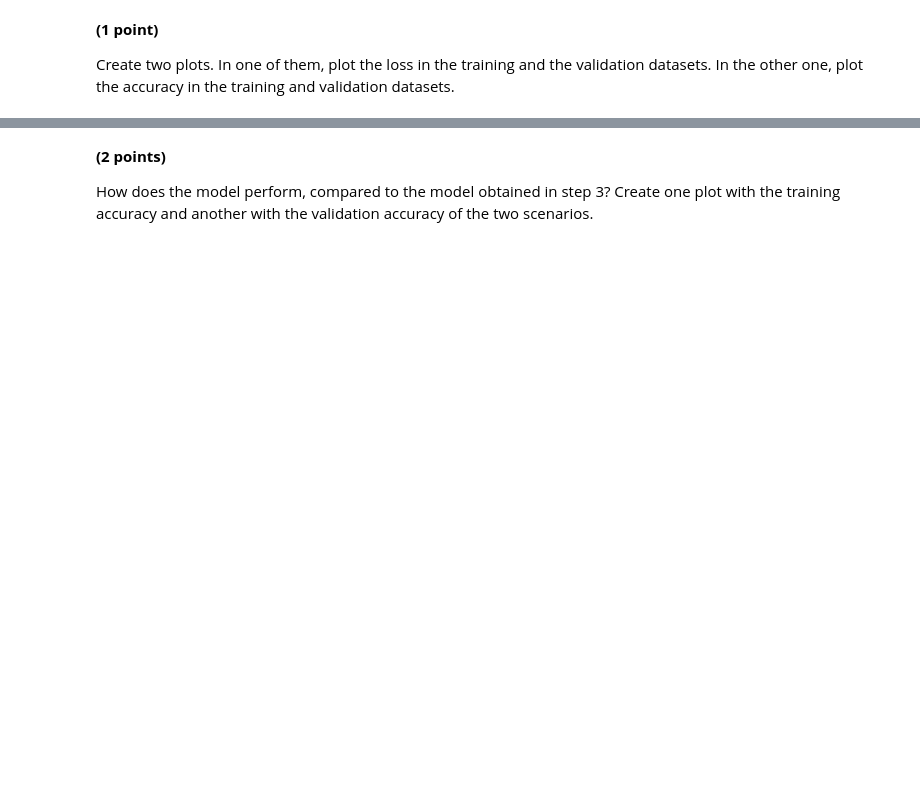
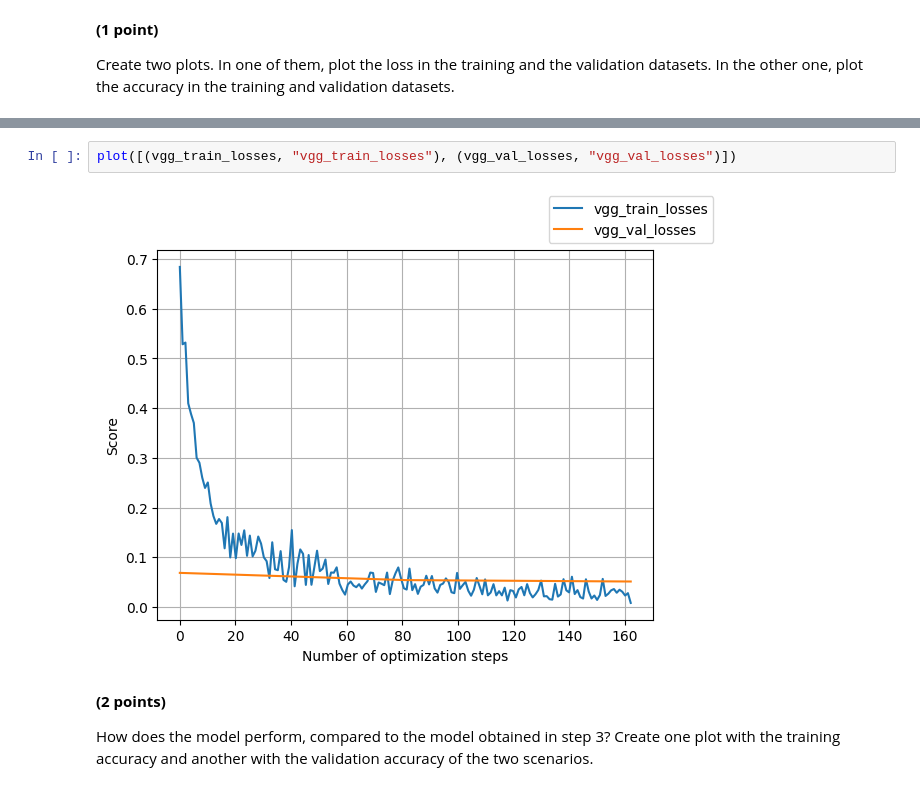
Before and after one commit to Arty-Facts/wasp_dl_2023, a Jupyter notebook: HA1.ipynb, the cells around one changed output, grey strips where cells are left out. Cells and saved outputs as stored; diff of their text form; blank space fills up the shorter version.

```diff
--- a/HA1.ipynb
+++ b/HA1.ipynb
@@ -746,3 +908,7 @@ Create two plots. In one of them, plot the loss in the training and the validati
+# %%
+plot([(vgg_train_losses, "vgg_train_losses"), (vgg_val_losses, "vgg_val_losses")])
+# %% [output]
+[figure, added]
 # %% [markdown]
 **(2 points)**
 
```
Also changed, not shown: parts of 47 cells of this notebook.
